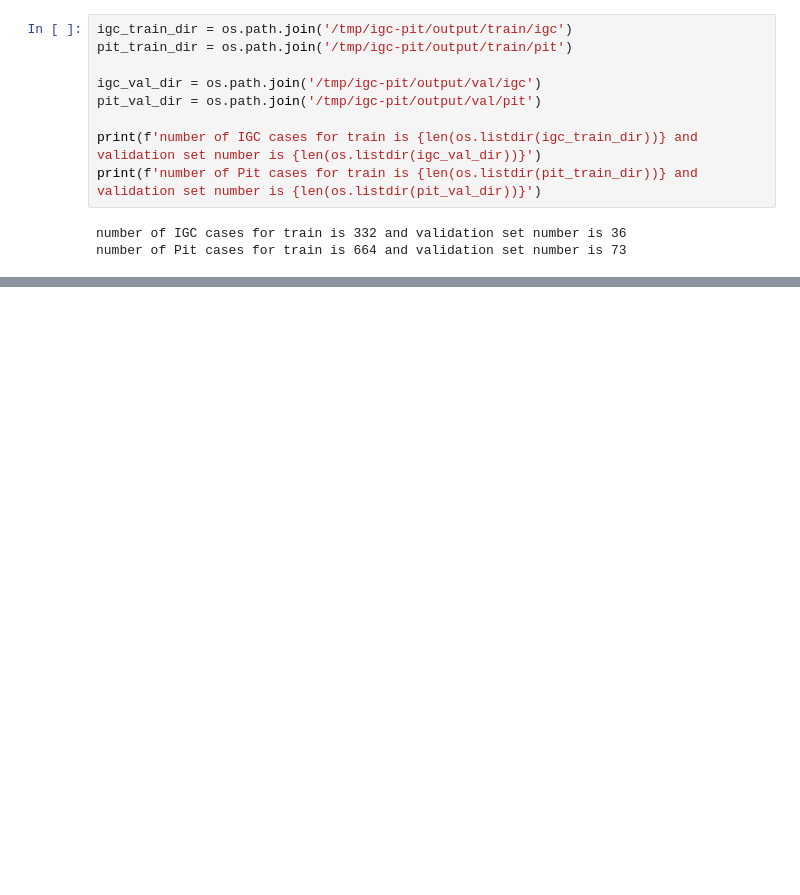
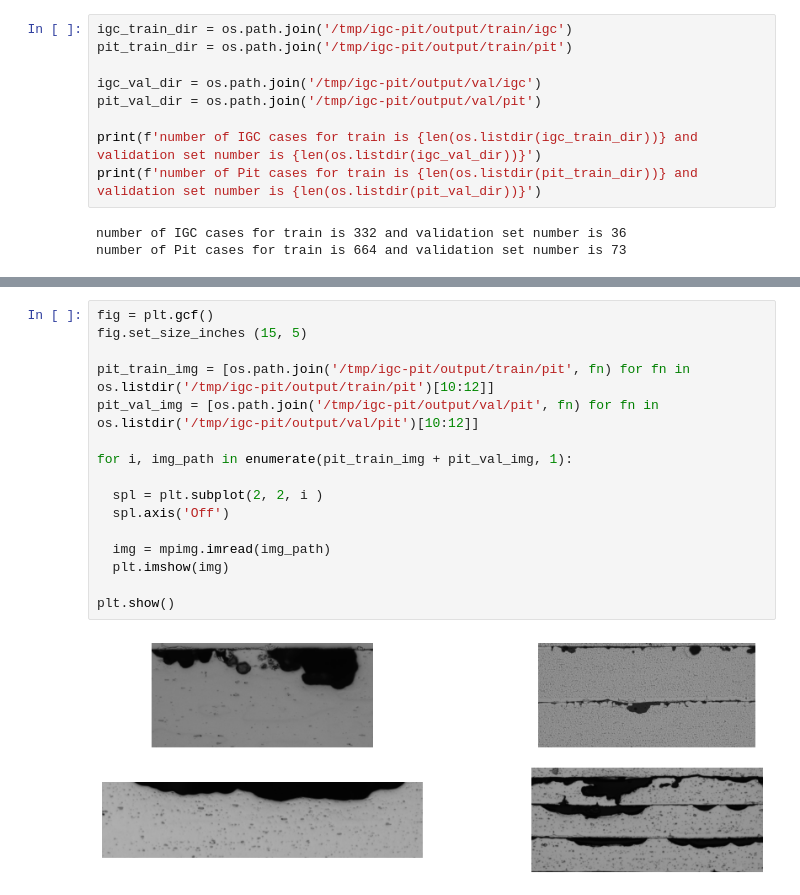
Before and after one commit to MajPaji/AI-corr-eye, a Jupyter notebook: corr_eye_pro.ipynb, the cells around one changed output, grey strips where cells are left out. Drawn from its saved outputs; the diff is of its cells as text; blank space fills up the shorter version.

```diff
--- a/corr_eye_pro.ipynb
+++ b/corr_eye_pro.ipynb
@@ -90,0 +121,18 @@ number of Pit cases for train is 664 and validation set number is 73
+# %%
+fig = plt.gcf()
+fig.set_size_inches (15, 5)
+
+pit_train_img = [os.path.join('/tmp/igc-pit/output/train/pit', fn) for fn in os.listdir('/tmp/igc-pit/output/train/pit')[10:12]]
+pit_val_img = [os.path.join('/tmp/igc-pit/output/val/pit', fn) for fn in os.listdir('/tmp/igc-pit/output/val/pit')[10:12]]
+
+for i, img_path in enumerate(pit_train_img + pit_val_img, 1):
+
+  spl = plt.subplot(2, 2, i )
+  spl.axis('Off')
+
+  img = mpimg.imread(img_path)
+  plt.imshow(img)
+
+plt.show()
+# %% [output]
+[figure, added]
```
Also changed, not shown: parts of 25 cells of this notebook.
